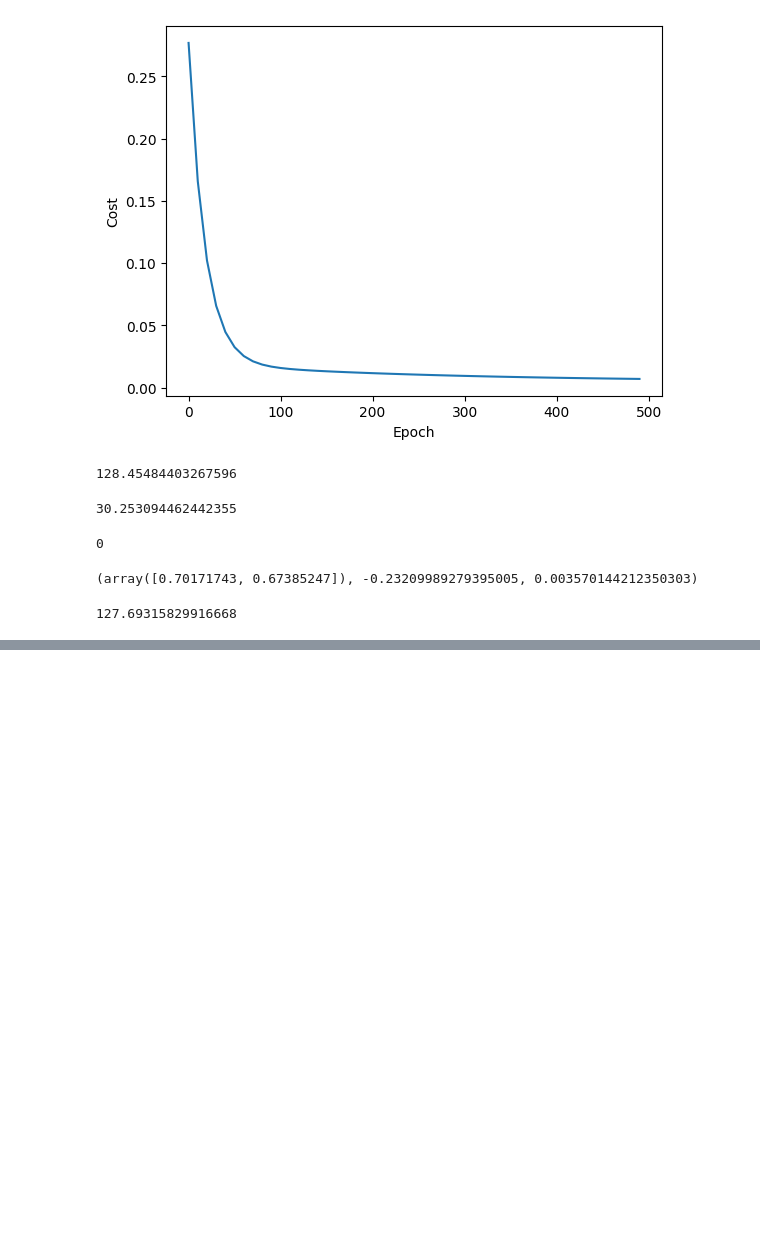
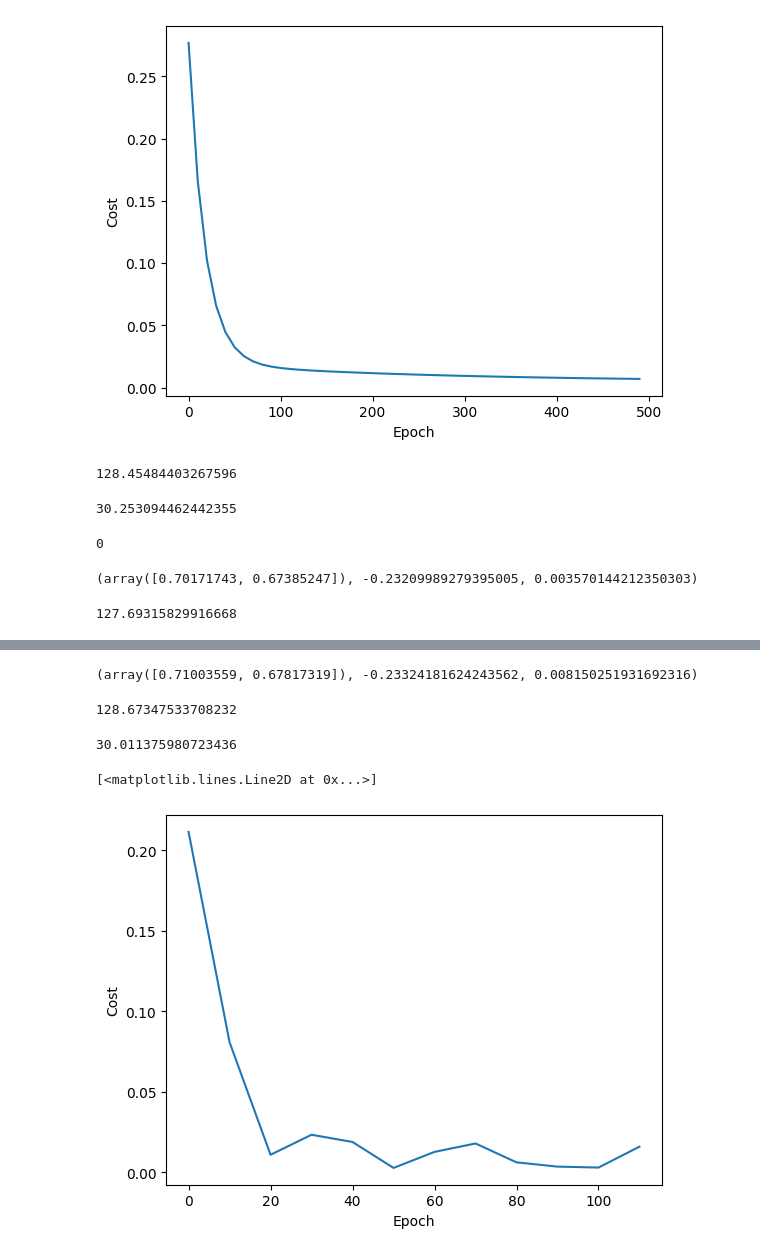
Before and after one commit to suru1849/CodeBasics_DL_PlayList, a Jupyter notebook: 6_BGD_SGD/bgd_sgd.ipynb, the cells around one changed output, grey strips where cells are left out. Drawn from its saved outputs; the diff is of its cells as text; code cells hidden in the pictures; blank space fills up the shorter version.

Commit message:
Mini Batch Graident Descent added

```diff
--- a/6_BGD_SGD/bgd_sgd.ipynb
+++ b/6_BGD_SGD/bgd_sgd.ipynb
@@ -212,0 +224,58 @@ predict(2600, 4, w_sgd, b_sgd)
+# %%
+def mini_batch_gradient_descent(X, y_true, epochs = 100, batch_size = 5, learning_rate = 0.01):
+    number_of_features = X.shape[1]
+    total_samples = X.shape[0]
+    w = np.ones(shape=(number_of_features))
+    b = 0
+
+    cost_list = []
+    epoch_list = []
+
+    if batch_size > total_samples:
+        batch_size = total_samples
+
+    for i in range(epochs):
+        # Suffle data
+        indices = np.random.permutation(total_samples)
+        X_suffled = X[indices]
+        y_suffled = y_true[indices]
+
+        for j in range(0, total_samples, batch_size):
+            X_batch = X_suffled[j:j+batch_size]
+            y_batch = y_suffled[j:j+batch_size]
+
+            y_predicted = np.dot(w, X_batch.T) + b
+
+            w_grad = -(2/batch_size)*(X_batch.T.dot(y_batch - y_predicted))
+            b_grad = -(2/batch_size)*np.sum(y_batch - y_predicted)
+
+            w = w - w_grad * learning_rate
+            b = b - b_grad * learning_rate
+
+            cost = np.mean(np.square(y_batch - y_predicted))
+
+        if i%10==0:
+          cost_list.append(cost)
+          epoch_list.append(i)
+    return w, b, cost, cost_list, epoch_list
+
+w_mbgd, b_mbgd, cost_mbgd, cost_list_mbgd, epoch_list_mbgd = mini_batch_gradient_descent(scaled_X, scaled_y.reshape(scaled_y.shape[0],), 120, 5)
+
+w_mbgd, b_mbgd, cost_mbgd
+# %% [output]
+(array([0.71003559, 0.67817319]), -0.23324181624243562, 0.008150251931692316)
+# %%
+predict(2600,4, w_mbgd, b_mbgd)
+# %% [output]
+128.67347533708232
+# %%
+predict(1000, 2,w_mbgd,b_mbgd)
+# %% [output]
+30.011375980723436
+# %%
+plt.xlabel('Epoch')
+plt.ylabel('Cost')
+plt.plot(epoch_list_mbgd, cost_list_mbgd)
+# %% [output]
+[<matplotlib.lines.Line2D at 0x...>]
+[figure, added]
```
Also changed, not shown: parts of 2 cells of this notebook.
